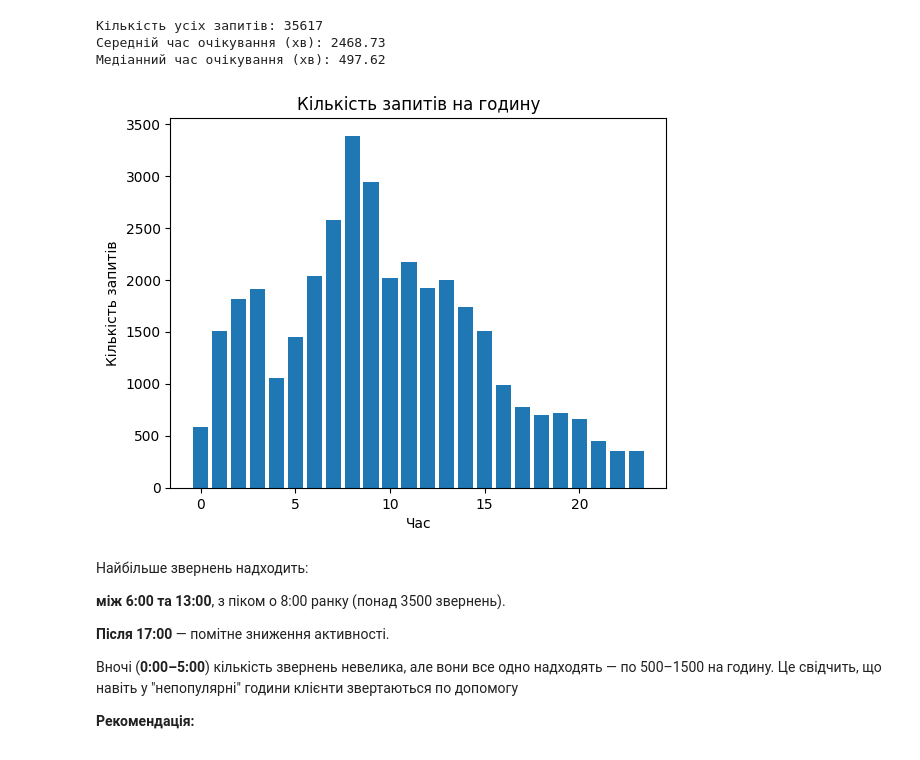
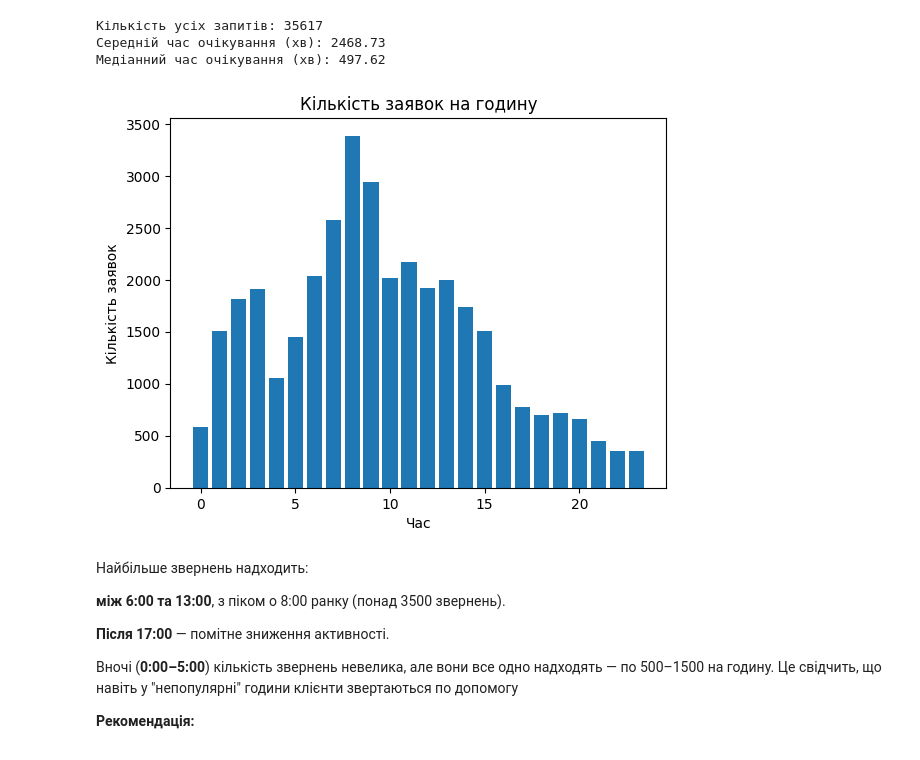
Before and after one commit to OlhaZahrebelna/team_support_analysis, a Jupyter notebook: Support_analysis.ipynb, the cells around one changed output. Saved outputs shown, nothing was run; the diff lists cells and outputs as text; code cells hidden in the pictures.

```diff
--- a/Support_analysis.ipynb
+++ b/Support_analysis.ipynb
@@ -316,10 +316,10 @@ df['day_of_week'] = df['request_time'].dt.dayofweek
 # %%
 plt.bar(df['hour'].value_counts().index, df['hour'].value_counts())
 plt.xlabel('Час')
-plt.ylabel('Кількість запитів')
-plt.title('Кількість запитів на годину');
+plt.ylabel('Кількість заявок')
+plt.title('Кількість заявок на годину');
 # %% [output]
-[figure, old version]
+[figure, new version]
 # %% [markdown]
 Найбільше звернень надходить:
 
```
Also changed, not shown: parts of 3 cells of this notebook.
